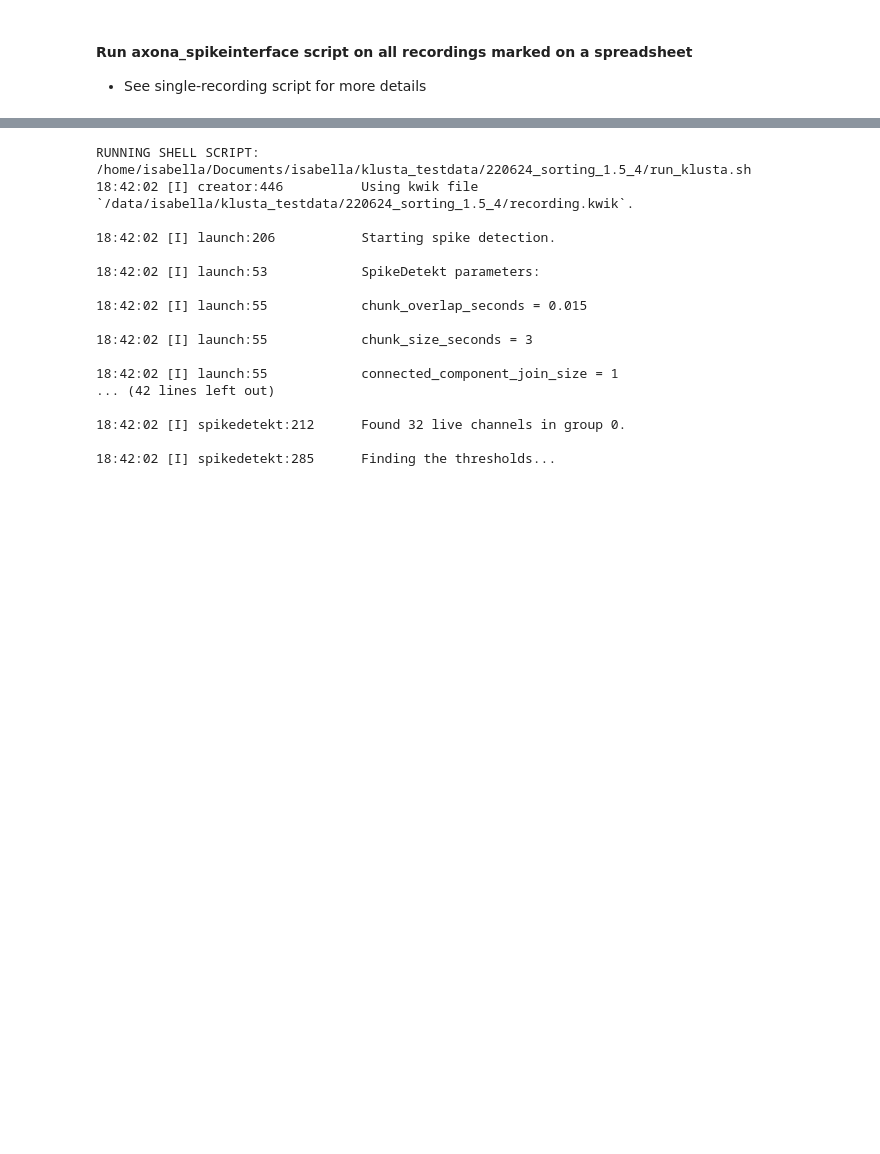
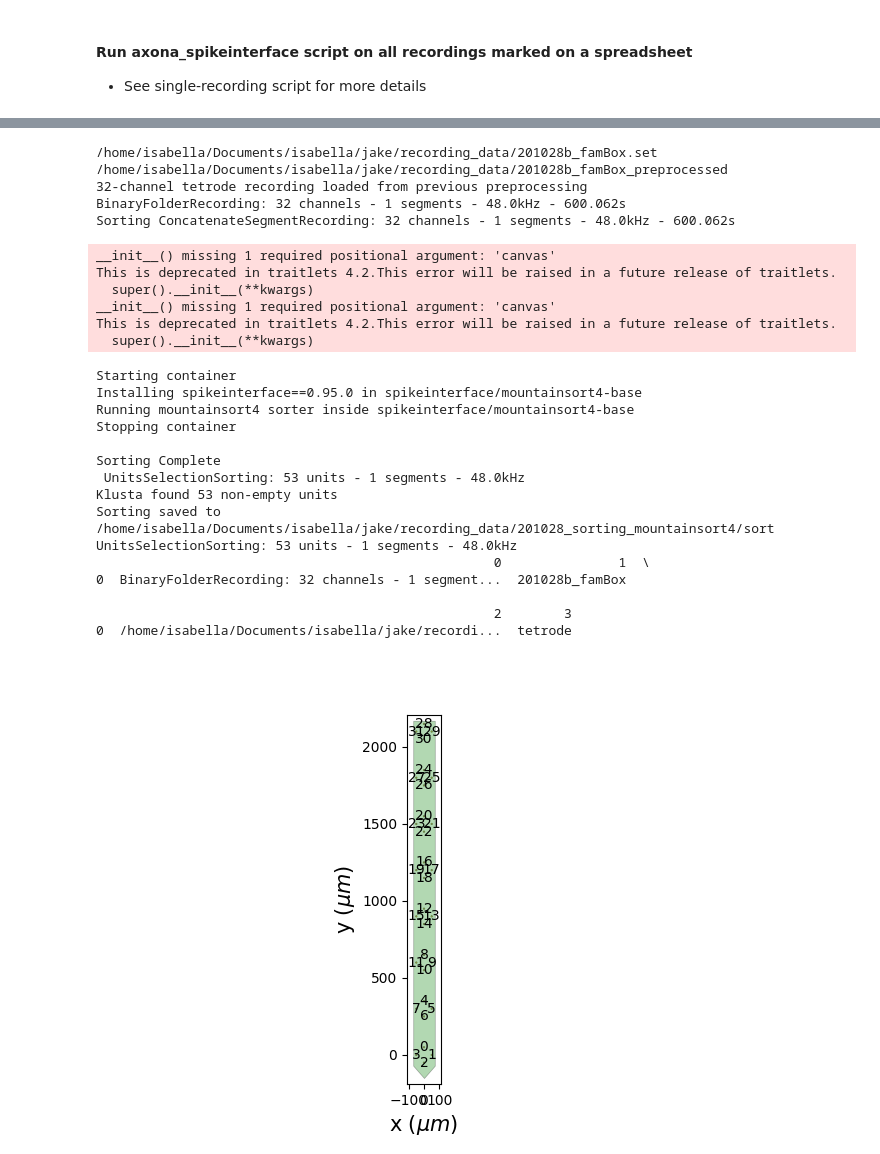
Before and after one commit to jakeswann1/spikeinterface, a Jupyter notebook: loop_axona_spikeinterface.ipynb, the cells around one changed output, grey strips where cells are left out. Cells and saved outputs as stored; diff of their text form; code cells hidden in the pictures; blank space fills up the shorter version.

```diff
--- a/loop_axona_spikeinterface.ipynb
+++ b/loop_axona_spikeinterface.ipynb
@@ -7,22 +10,25 @@
 # %%
-import warnings
-warnings.filterwarnings("ignore", category=DeprecationWarning) #gets rid of some annoying warnings
 import pandas as pd
 import numpy as np
 import spikeinterface as si
 import spikeinterface.extractors as se
+import spikeinterface.preprocessing as spre
 from pathlib import Path
 from utils import *
 import os
 import phy.apps.kwik
+import phy.apps.template
 
 %matplotlib widget
 
-sheet = pd.read_excel('probe_data_IV.xlsx')
+sheet = pd.read_excel('tetrode_data_JS.xlsx')
 sheet_inc = sheet[sheet['include_spikeinterface'] == 'Y']
+sorting_suffix = 'sorting_mountainsort4'
 
 trial_list = sheet_inc['trial_name']. to_list()
 session_list = np.unique([i[:6] for i in trial_list])
+
+
 
 # Collect into sessions and preprocess
 recording_list = []
@@ -31,18 +37,28 @@ for i,session in enumerate(session_list):
     for j in trial_list:
         if session in j:
             base_folder = sheet_inc[sheet_inc['trial_name'] == j]['path'].tolist()[0]
+            num_channels = int(sheet_inc[sheet_inc['trial_name'] == j]['num_channels'].tolist()[0])
+            electrode_type = sheet_inc[sheet_inc['trial_name'] == j]['probe_type'].tolist()[0]
+            print(f"{base_folder}/{j}.set")
+            recording = se.read_axona(f"{base_folder}/{j}.set")
 
-            recording_list[i].append([preprocess(recording = se.read_axona(f"{base_folder}/{j}.set"),
+            #Invert trace if recorded on -signal or ref-signal mode (mode 2 and 3)
+#             if int(get_mode(f"{base_folder}/{j}.set")) in [2,3]:
+#                 recording = spre.scale(recording, gain=-1)
+#                 print('Inverting recording trace')
+
+            recording_list[i].append([preprocess(recording = recording,
                                      recording_name = j,
                                      base_folder = base_folder,
-                                     electrode_type = sheet_inc[sheet_inc['trial_name'] == j]['probe_type'].tolist()[0]),
-                                     j, base_folder])
+                                     electrode_type = electrode_type,
+                                     num_channels = num_channels),
+                                     j, base_folder, electrode_type])
 
 
 # Concatenate over a single session and sort
 recordings_concat = []
 for i, recording in enumerate(recording_list):
-    session = pd.DataFrame(recording_list[0])
+    session = pd.DataFrame(recording_list[i])
 
     recordings_concat.append(si.concatenate_recordings(session.iloc[:,0]))
     for j, concat in enumerate(recordings_concat):
@@ -50,6 +66,8 @@ for i, recording in enumerate(recording_list):
         sort(recording = concat,
              recording_name = session_list[j],
              base_folder = session.iloc[0,2],
-             sorting_suffix = 'sorting_1.5_4')
+             electrode_type = session.iloc[0,3],
+             sorting_suffix = sorting_suffix)
+        session.to_csv(f'{base_folder}/{session_list[j]}_{sorting_suffix}/session.csv') #save session trial info to .csv
 print(session)
 # %% [output]
@@ -73,20 +82,30 @@ Sorting ConcatenateSegmentRecording: 32 channels - 1 segments - 48.0kHz - 6900.4
-RUNNING SHELL SCRIPT: /home/isabella/Documents/isabella/klusta_testdata/220624_sorting_1.5_4/run_klusta.sh
-18:42:02 [I] creator:446          Using kwik file `/data/isabella/klusta_testdata/220624_sorting_1.5_4/recording.kwik`.
-
-18:42:02 [I] launch:206           Starting spike detection.
-
-18:42:02 [I] launch:53            SpikeDetekt parameters:
-
-18:42:02 [I] launch:55            chunk_overlap_seconds = 0.015
-
-18:42:02 [I] launch:55            chunk_size_seconds = 3
-
-18:42:02 [I] launch:55            connected_component_join_size = 1
-... (42 lines left out)
-
-18:42:02 [I] spikedetekt:212      Found 32 live channels in group 0.
-
-18:42:02 [I] spikedetekt:285      Finding the thresholds...
+/home/isabella/Documents/isabella/jake/recording_data/201028b_famBox.set
+/home/isabella/Documents/isabella/jake/recording_data/201028b_famBox_preprocessed
+32-channel tetrode recording loaded from previous preprocessing
+BinaryFolderRecording: 32 channels - 1 segments - 48.0kHz - 600.062s
+Sorting ConcatenateSegmentRecording: 32 channels - 1 segments - 48.0kHz - 600.062s
+__init__() missing 1 required positional argument: 'canvas'
+This is deprecated in traitlets 4.2.This error will be raised in a future release of traitlets.
+  super().__init__(**kwargs)
+__init__() missing 1 required positional argument: 'canvas'
+This is deprecated in traitlets 4.2.This error will be raised in a future release of traitlets.
+  super().__init__(**kwargs)
+Starting container
+Installing spikeinterface==0.95.0 in spikeinterface/mountainsort4-base
+Running mountainsort4 sorter inside spikeinterface/mountainsort4-base
+Stopping container
+
+Sorting Complete
+ UnitsSelectionSorting: 53 units - 1 segments - 48.0kHz
+Klusta found 53 non-empty units
+Sorting saved to /home/isabella/Documents/isabella/jake/recording_data/201028_sorting_mountainsort4/sort
+UnitsSelectionSorting: 53 units - 1 segments - 48.0kHz
+                                                   0               1  \
+0  BinaryFolderRecording: 32 channels - 1 segment...  201028b_famBox
+
+                                                   2        3
+0  /home/isabella/Documents/isabella/jake/recordi...  tetrode
+[figure, added]
 # %%
 #Run phy on klusta output
 os.environ["QTWEBENGINE_CHROMIUM_FLAGS"] = "--single-process"
```
Also changed, not shown: parts of 4 cells of this notebook, 3 other files.
